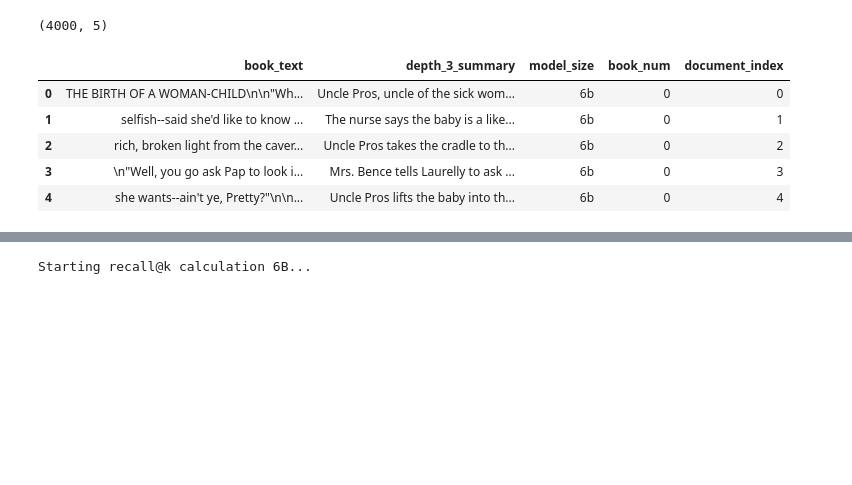
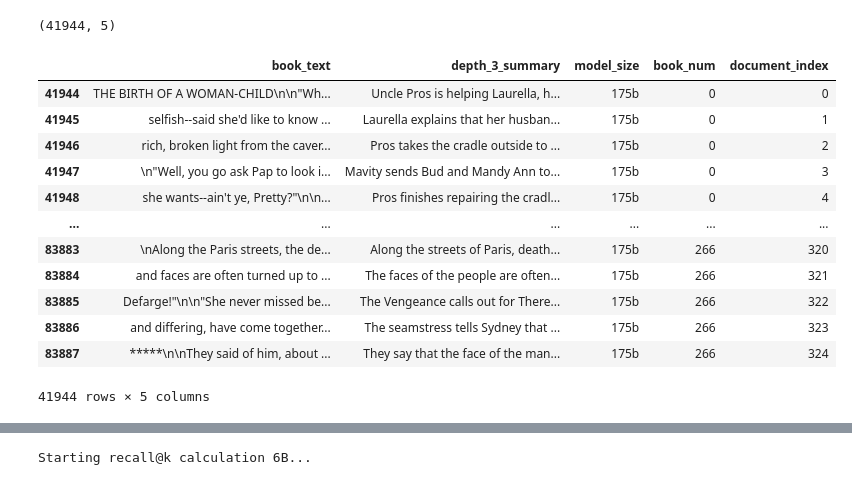
Before and after one commit to jjunhu/Efficient-Validation-of-Long-Form-Text-Claims-through-Modular-Retrieval-and-Entailment, a Jupyter notebook: bm25/bm25_main_l3.ipynb, the cells around one changed output, grey strips where cells are left out. Saved outputs shown, nothing was run; the diff lists cells and outputs as text; code cells hidden in the pictures; blank space fills up the shorter version.

Commit message:
built comprehensive pipeline for retrieval entailment and data pipeline

```diff
--- a/bm25/bm25_main_l3.ipynb
+++ b/bm25/bm25_main_l3.ipynb
@@ -4,22 +7,34 @@
 # %%
+
 import pandas as pd
 import numpy as np
 from rank_bm25 import BM25Okapi
-from model_helper import get_evaluation_set_175, get_evaluation_set_6, QUERY, DOCUMENT, two_gram_overlap, get_evaluation_set
 import nltk
 import heapq
 import tqdm
 import matplotlib.pyplot as plt
 
+def get_evaluation_set():
+    data = pd.read_csv("../data scraping/extracted_data.csv")
+    return data
+
 df = get_evaluation_set()
-total_rows = df.shape[0]
+df = df[df['model_size'] == '175b']
+
 print(df.shape)
-df.head()
+df
 # %% [output]
-(4000, 5)
+(41944, 5)
 |  | book_text | depth_3_summary | model_size | book_num | document_index |
-| 0 | THE BIRTH OF A WOMAN-CHILD\n\n"Wh... | Uncle Pros, uncle of the sick wom... | 6b | 0 | 0 |
-| 1 | selfish--said she'd like to know ... | The nurse says the baby is a like... | 6b | 0 | 1 |
-| 2 | rich, broken light from the caver... | Uncle Pros takes the cradle to th... | 6b | 0 | 2 |
-| 3 | \n"Well, you go ask Pap to look i... | Mrs. Bence tells Laurelly to ask ... | 6b | 0 | 3 |
-| 4 | she wants--ain't ye, Pretty?"\n\n... | Uncle Pros lifts the baby into th... | 6b | 0 | 4 |
+| 41944 | THE BIRTH OF A WOMAN-CHILD\n\n"Wh... | Uncle Pros is helping Laurella, h... | 175b | 0 | 0 |
+| 41945 | selfish--said she'd like to know ... | Laurella explains that her husban... | 175b | 0 | 1 |
+| 41946 | rich, broken light from the caver... | Pros takes the cradle outside to ... | 175b | 0 | 2 |
+| 41947 | \n"Well, you go ask Pap to look i... | Mavity sends Bud and Mandy Ann to... | 175b | 0 | 3 |
+| 41948 | she wants--ain't ye, Pretty?"\n\n... | Pros finishes repairing the cradl... | 175b | 0 | 4 |
+| ... | ... | ... | ... | ... | ... |
+| 83883 | \nAlong the Paris streets, the de... | Along the streets of Paris, death... | 175b | 266 | 320 |
+| 83884 | and faces are often turned up to ... | The faces of the people are often... | 175b | 266 | 321 |
+| 83885 | Defarge!"\n\n"She never missed be... | The Vengeance calls out for There... | 175b | 266 | 322 |
+| 83886 | and differing, have come together... | The seamstress tells Sydney that ... | 175b | 266 | 323 |
+| 83887 | *****\n\nThey said of him, about ... | They say that the face of the man... | 175b | 266 | 324 |
+41944 rows × 5 columns
```
Also changed, not shown: parts of 3 cells of this notebook, 15 other files.
